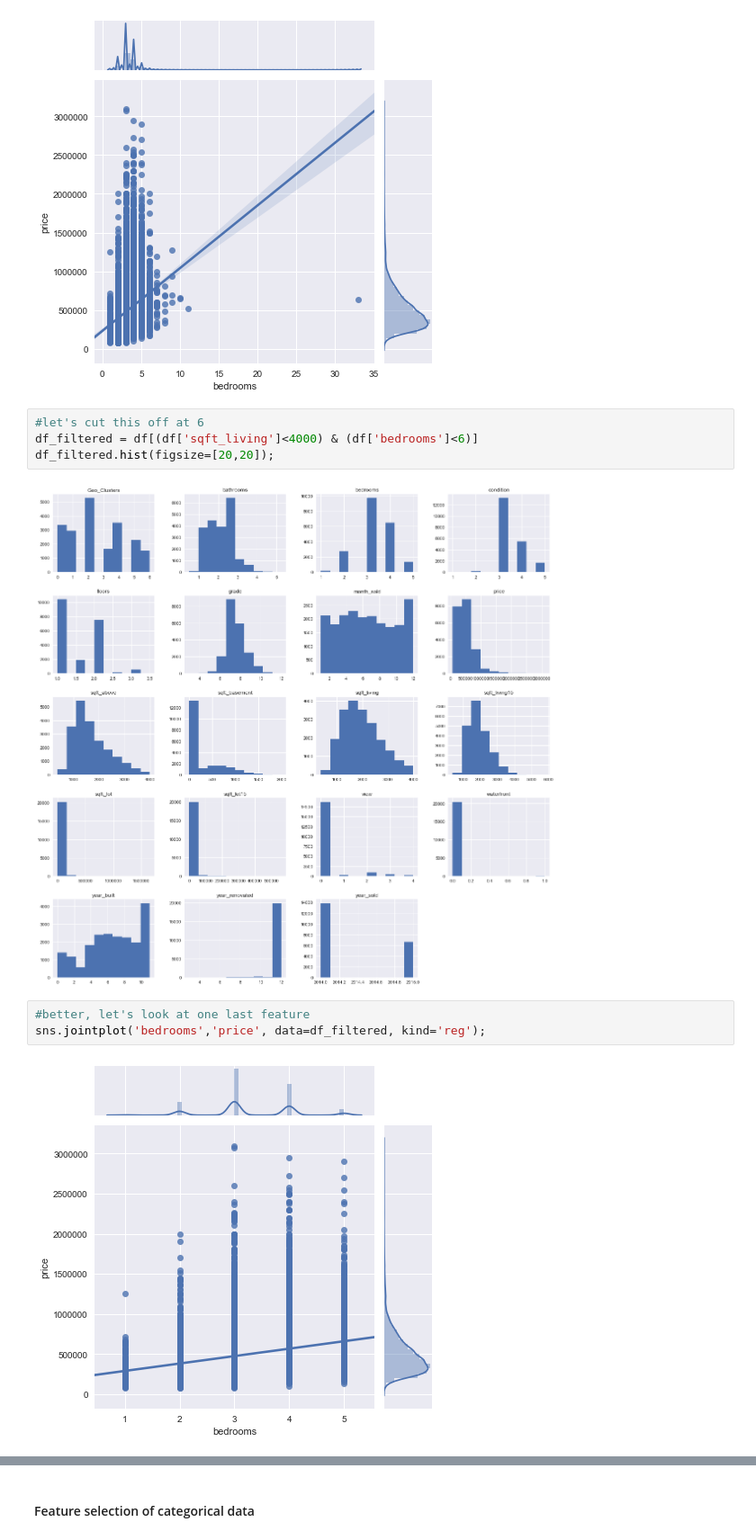
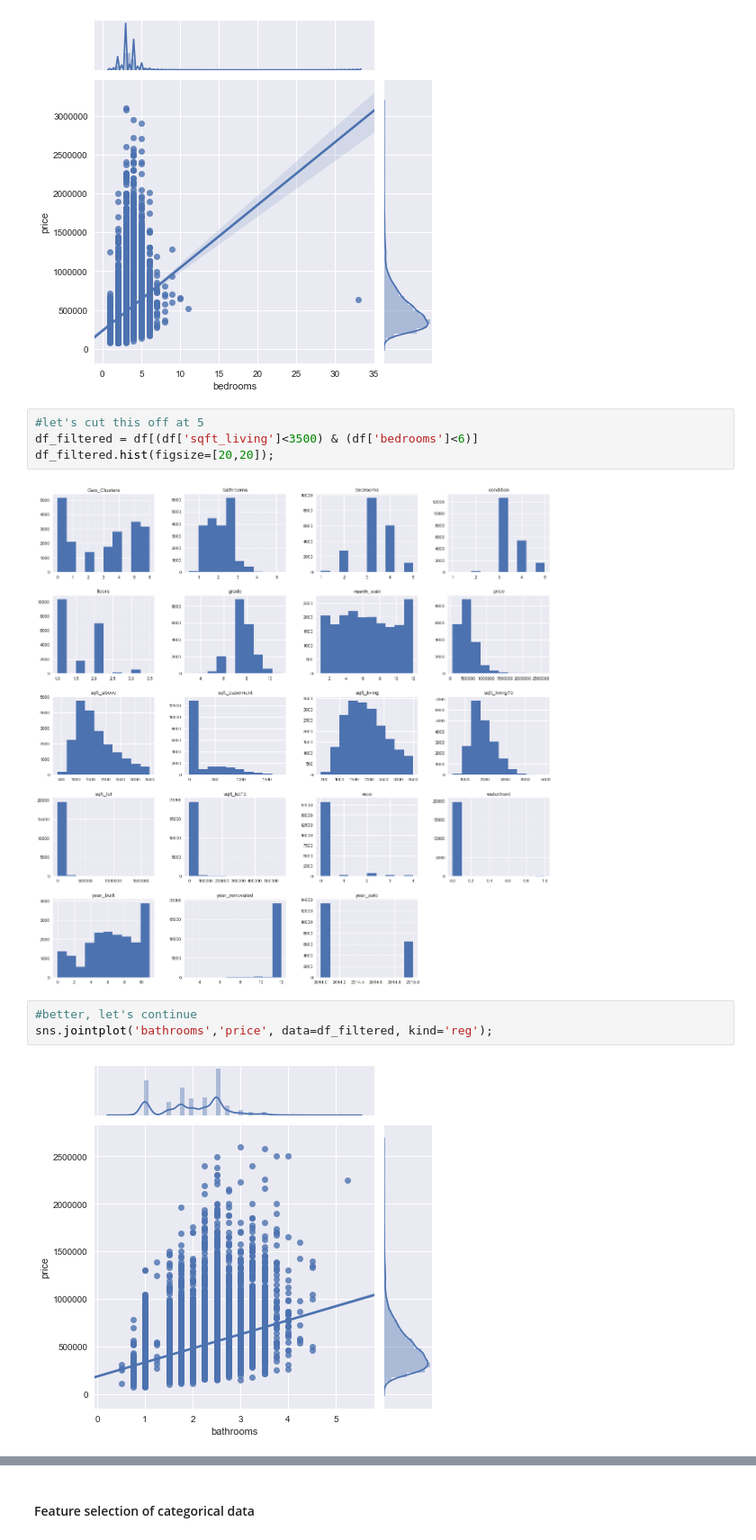
Before and after one commit to carlyf15/Housing_Predictions_for_House_Flippers, a Jupyter notebook: EDA.ipynb, the cells around one changed output, grey strips where cells are left out. Shown at 90% size. Saved outputs shown, nothing was run; the diff lists cells and outputs as text.

```diff
--- a/EDA.ipynb
+++ b/EDA.ipynb
@@ -59,14 +66,14 @@ sns.jointplot('bedrooms','price', data=df_filtered, kind='reg');
 # %% [output]
 [figure]
 # %%
-#let's cut this off at 6
-df_filtered = df[(df['sqft_living']<4000) & (df['bedrooms']<6)]
+#let's cut this off at 5
+df_filtered = df[(df['sqft_living']<3500) & (df['bedrooms']<6)]
 df_filtered.hist(figsize=[20,20]);
 # %% [output]
-[figure, old version]
+[figure, new version]
 # %%
-#better, let's look at one last feature
-sns.jointplot('bedrooms','price', data=df_filtered, kind='reg');
+#better, let's continue
+sns.jointplot('bathrooms','price', data=df_filtered, kind='reg');
 # %% [output]
-[figure, old version]
+[figure, new version]
 # %%
```
Also changed, not shown: parts of 53 cells of this notebook, 6 other files.
